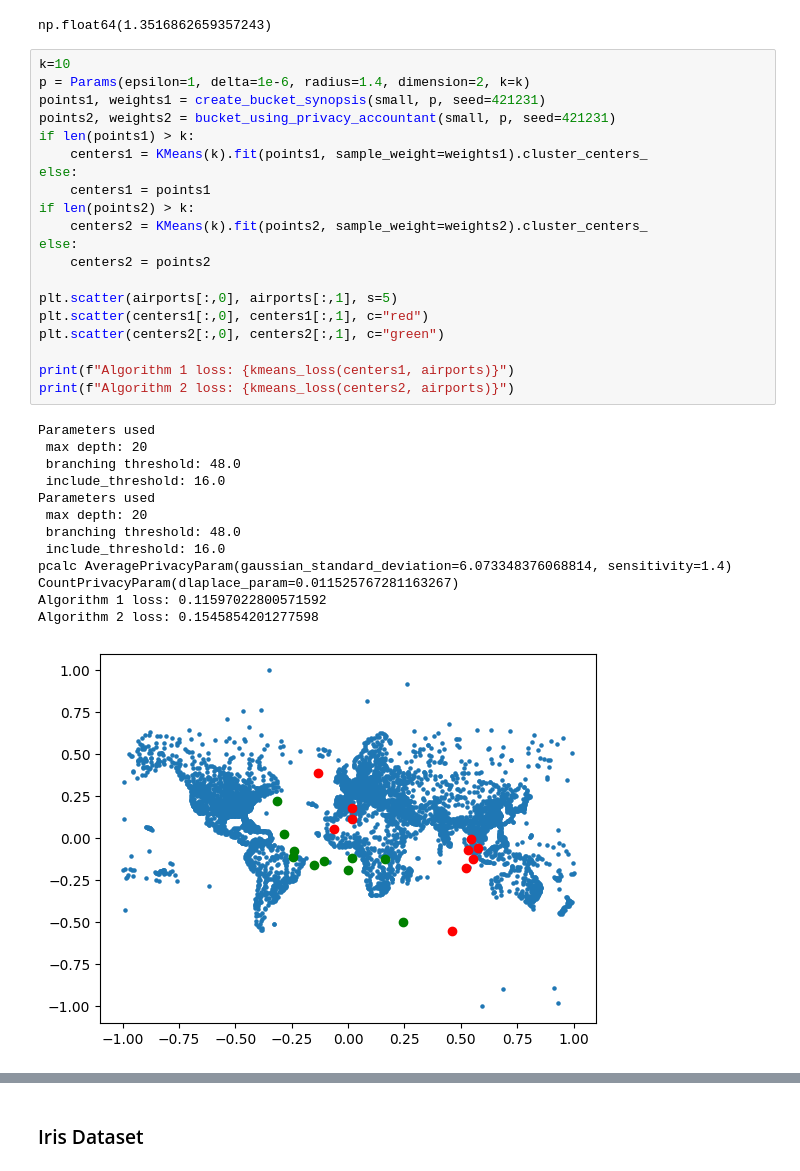
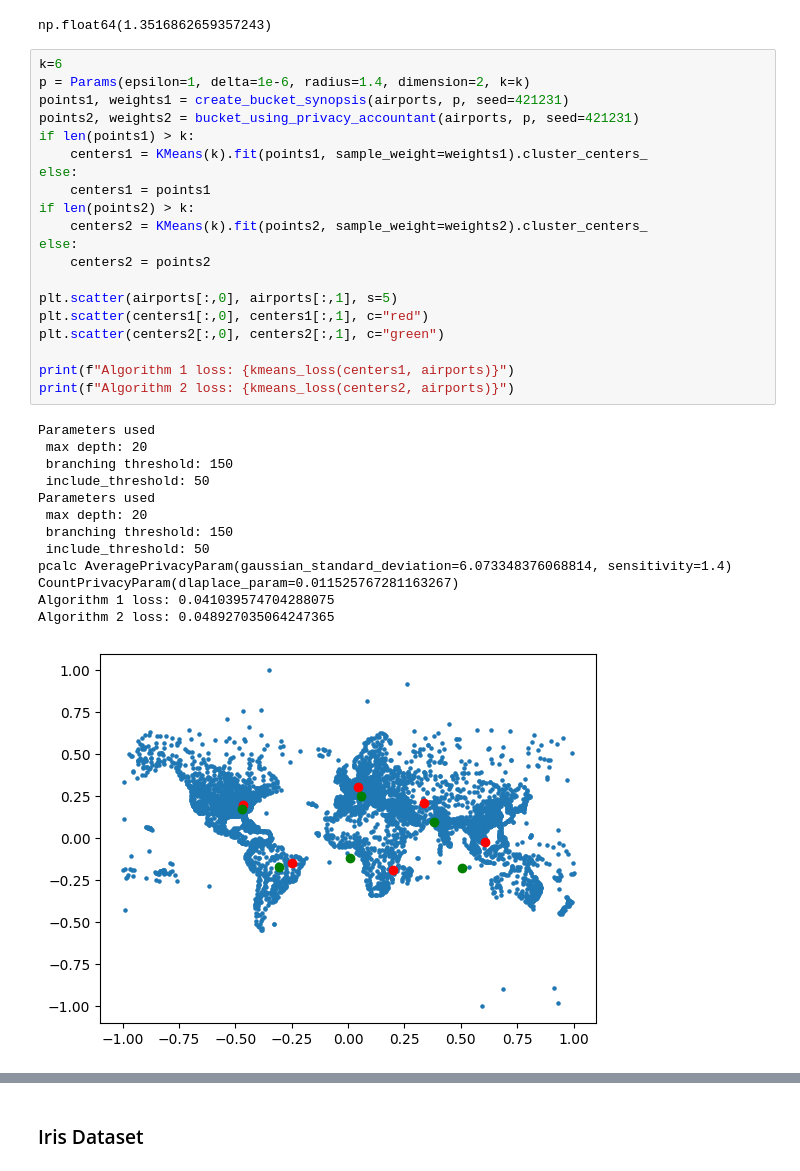
Before and after one commit to amy-ln/dpclustering, a Jupyter notebook: lsh-experiment.ipynb, the cells around one changed output, grey strips where cells are left out. Saved outputs shown, nothing was run; the diff lists cells and outputs as text.

Commit message:
eval for airports, iris and large

```diff
--- a/lsh-experiment.ipynb
+++ b/lsh-experiment.ipynb
@@ -166,35 +165,35 @@ np.max(np.linalg.norm(airports, axis=-1))
 # %% [output]
 np.float64(1.3516862659357243)
 # %%
-k=10
+k=6
 p = Params(epsilon=1, delta=1e-6, radius=1.4, dimension=2, k=k)
-points1, weights1 = create_bucket_synopsis(small, p, seed=421231)
-points2, weights2 = bucket_using_privacy_accountant(small, p, seed=421231)
+points1, weights1 = create_bucket_synopsis(airports, p, seed=421231)
+points2, weights2 = bucket_using_privacy_accountant(airports, p, seed=421231)
 if len(points1) > k:
     centers1 = KMeans(k).fit(points1, sample_weight=weights1).cluster_centers_
 else:
     centers1 = points1
 if len(points2) > k:
     centers2 = KMeans(k).fit(points2, sample_weight=weights2).cluster_centers_
 else:
     centers2 = points2
 
 plt.scatter(airports[:,0], airports[:,1], s=5)
 plt.scatter(centers1[:,0], centers1[:,1], c="red")
 plt.scatter(centers2[:,0], centers2[:,1], c="green")
 
 print(f"Algorithm 1 loss: {kmeans_loss(centers1, airports)}")
 print(f"Algorithm 2 loss: {kmeans_loss(centers2, airports)}")
 # %% [output]
 Parameters used
  max depth: 20
- branching threshold: 48.0
- include_threshold: 16.0
+ branching threshold: 150
+ include_threshold: 50
 Parameters used
  max depth: 20
- branching threshold: 48.0
- include_threshold: 16.0
+ branching threshold: 150
+ include_threshold: 50
 pcalc AveragePrivacyParam(gaussian_standard_deviation=6.073348376068814, sensitivity=1.4) CountPrivacyParam(dlaplace_param=0.011525767281163267)
-Algorithm 1 loss: 0.11597022800571592
-Algorithm 2 loss: 0.1545854201277598
+Algorithm 1 loss: 0.041039574704288075
+Algorithm 2 loss: 0.048927035064247365
-[figure, old version]
+[figure, new version]
```
Also changed, not shown: parts of 18 cells of this notebook.
